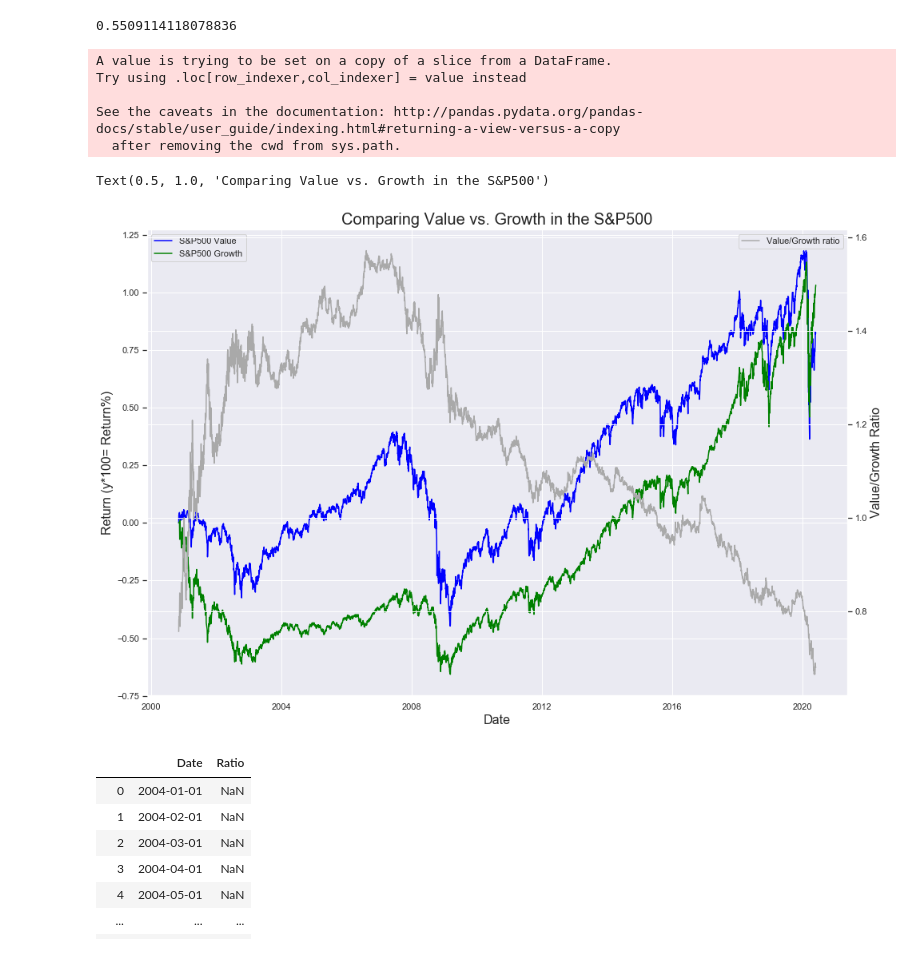
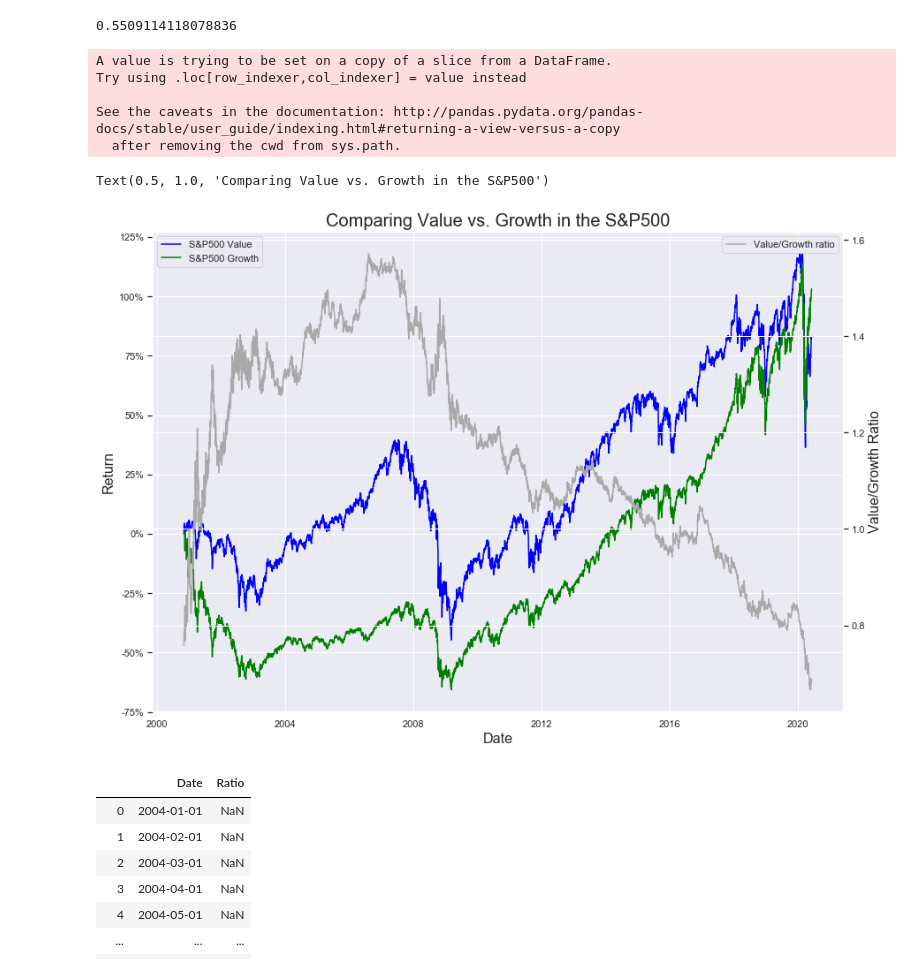
Before and after one commit to vikranttkumar/QuantitativeEasingEffects_Equities, a Jupyter notebook: Quantitative Easing Across Asset Classes.ipynb, the cells around one changed output. Cells and saved outputs as stored; diff of their text form; code cells hidden in the pictures.

```diff
--- a/Quantitative Easing Across Asset Classes.ipynb
+++ b/Quantitative Easing Across Asset Classes.ipynb
@@ -297,28 +301,29 @@ pas.vol(SPY_data['DailyReturn'])
 # %%
 SPYG_base = compute_returns(SPYG_price, '2000-11-01', '2020-06-01')
 SPYV_base = compute_returns(SPYV_price, '2000-11-01', '2020-06-01')
 sns.set(rc={'figure.figsize':(14,10)})
 fig,ax = plt.subplots()
 ax.plot(SPYV_base.Date, SPYV_base.DailyReturn, color="blue", label='S&P500 Value')
 ax.plot(SPYG_base.Date, SPYG_base.DailyReturn, color="green", label='S&P500 Growth')
 ax.set_xlabel("Date",size=16)
-ax.set_ylabel("Return (y*100= Return%)", size=16)
-
+ax.set_ylabel("Return", size=16)
+ax.yaxis.set_major_formatter(mtick.PercentFormatter(1.0))
 growth_val = pd.DataFrame({"Date":SPYV_base['Date'],"Ratio":SPYV_base['Actual_Price']/SPYG_base['Actual_Price']})
 ax2 = ax.twinx()
 ax2.plot(growth_val.Date, growth_val.Ratio, color='darkgray', label='Value/Growth ratio')
+#ax2.yaxis.set_major_formatter(mtick.PercentFormatter(1.0))
 ax2.set_ylabel("Value/Growth Ratio", size=16)
 ax2.legend(loc='upper right')
 ax.legend(loc='upper left')
 plt.title("Comparing Value vs. Growth in the S&P500",size=20)
 # %% [output]
 A value is trying to be set on a copy of a slice from a DataFrame.
 Try using .loc[row_indexer,col_indexer] = value instead
 
 See the caveats in the documentation: http://pandas.pydata.org/pandas-docs/stable/user_guide/indexing.html#returning-a-view-versus-a-copy
   after removing the cwd from sys.path.
 Text(0.5, 1.0, 'Comparing Value vs. Growth in the S&P500')
-[figure, old version]
+[figure, new version]
 # %%
 BRK_SPY = pd.DataFrame({"Date":VTV_price['Date'],"Ratio":SPY_data['Actual_Price']/BRK_data['Actual_Price']})
 BRK_SPY
```
Also changed, not shown: parts of 23 cells of this notebook.
